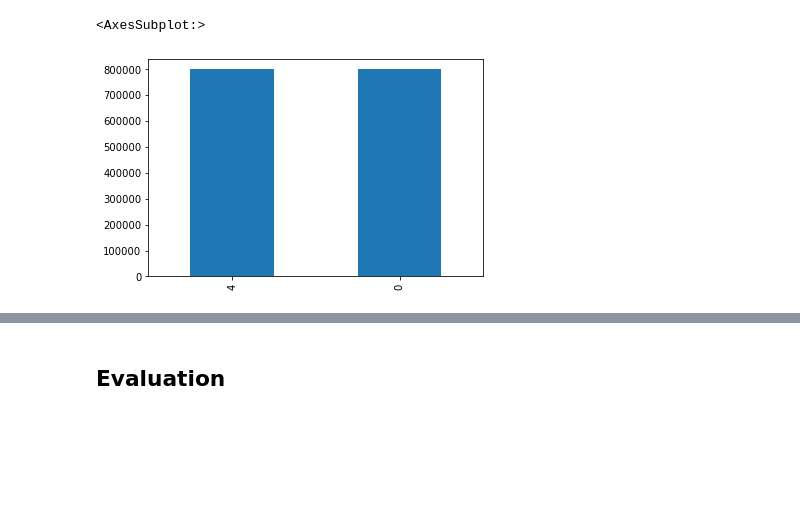
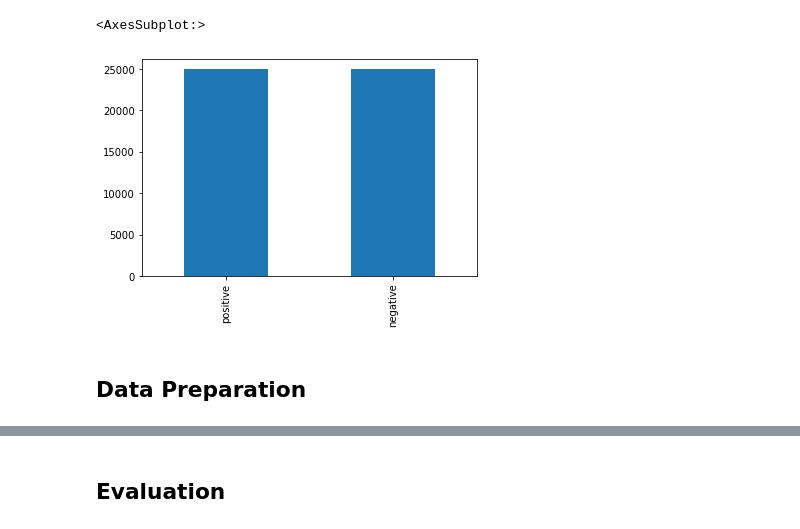
Before and after one commit to Kodesiana/book-ml-python, a Jupyter notebook: jupyter/sentiment-analysis_nb.ipynb, the cells around one changed output, grey strips where cells are left out. Saved outputs shown, nothing was run; the diff lists cells and outputs as text; code cells hidden in the pictures; blank space fills up the shorter version.

Commit message:
Update sentiment analysis

```diff
--- a/jupyter/sentiment-analysis_nb.ipynb
+++ b/jupyter/sentiment-analysis_nb.ipynb
@@ -44,5 +38,4 @@ stopwords_list = set(stopwords.words('english') + ['AT_USER','URL'])
 stemmer = SnowballStemmer(language='english')
 # %%
 # membaca data dari file CSV
-names = ["target", "ids", "date", "flag", "user", "text"]
-df = pd.read_csv(r'../datasets/twitter-sentiments.csv', names=names)
+df = pd.read_csv(r'../datasets/imdb-reviews-50k.csv.gz')
@@ -78,6 +65,8 @@ df.head()
 # %%
 # Menghitung banyaknya data untuk setiap kelas
-df["target"].value_counts().plot(kind="bar")
+df["sentiment"].value_counts().plot(kind="bar")
 # %% [output]
 <AxesSubplot:>
-[figure, old version]
+[figure, new version]
+# %% [markdown]
+## Data Preparation
```
Also changed, not shown: parts of 25 cells of this notebook.
